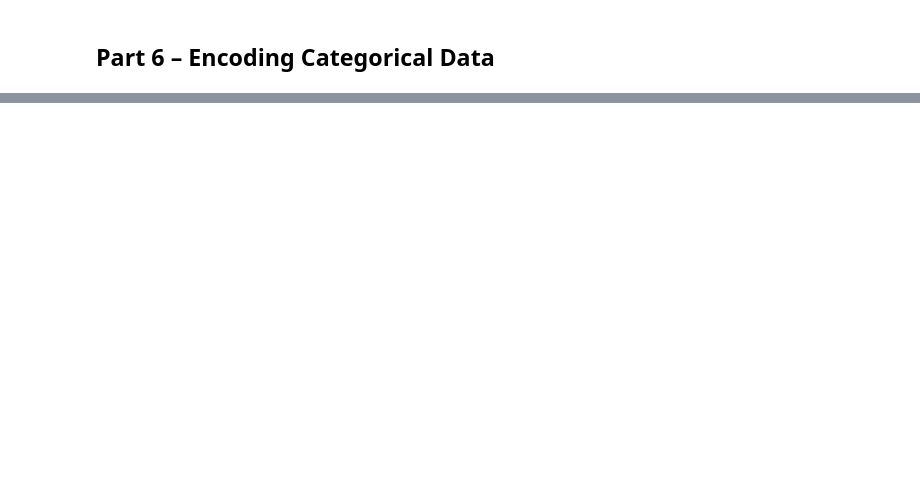
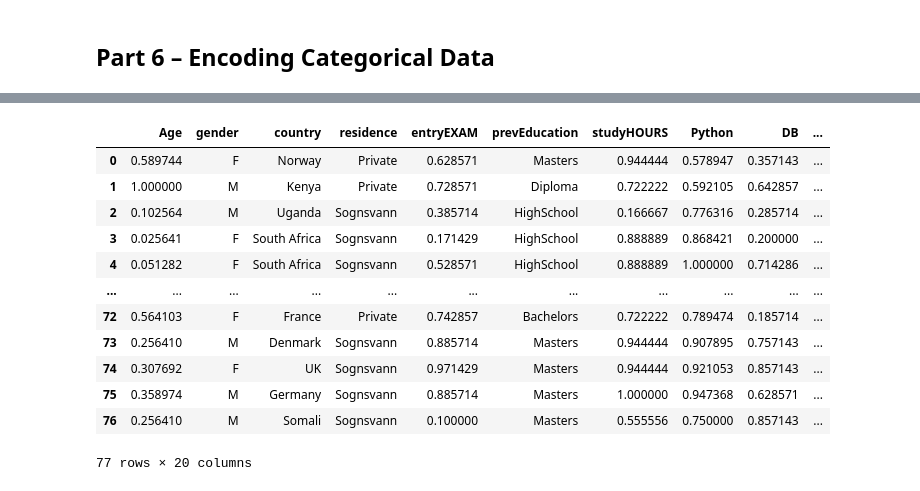
Before and after one commit to yousefmohtady1/Data-Preprocessing-Task, a Jupyter notebook: Data_Cleaning_and_Preprocessing.ipynb, the cells around one changed output, grey strips where cells are left out. Saved outputs shown, nothing was run; the diff lists cells and outputs as text; code cells hidden in the pictures; blank space fills up the shorter version.

```diff
--- a/Data_Cleaning_and_Preprocessing.ipynb
+++ b/Data_Cleaning_and_Preprocessing.ipynb
@@ -332,3 +322,0 @@ Transformed_country_Df
-# %%
-df = pd.concat([df,Transformed_country_Df] , axis = 1 )
-df
@@ -383,3 +340,20 @@ df
+# %%
+df = pd.concat([df,Transformed_Df] , axis = 1 )
+df
+# %% [output]
+|  | Age | gender | country | residence | entryEXAM | prevEducation | studyHOURS | Python | DB | ... |
+| 0 | 0.589744 | F | Norway | Private | 0.628571 | Masters | 0.944444 | 0.578947 | 0.357143 | ... |
+| 1 | 1.000000 | M | Kenya | Private | 0.728571 | Diploma | 0.722222 | 0.592105 | 0.642857 | ... |
+| 2 | 0.102564 | M | Uganda | Sognsvann | 0.385714 | HighSchool | 0.166667 | 0.776316 | 0.285714 | ... |
+| 3 | 0.025641 | F | South Africa | Sognsvann | 0.171429 | HighSchool | 0.888889 | 0.868421 | 0.200000 | ... |
+| 4 | 0.051282 | F | South Africa | Sognsvann | 0.528571 | HighSchool | 0.888889 | 1.000000 | 0.714286 | ... |
+| ... | ... | ... | ... | ... | ... | ... | ... | ... | ... | ... |
+| 72 | 0.564103 | F | France | Private | 0.742857 | Bachelors | 0.722222 | 0.789474 | 0.185714 | ... |
+| 73 | 0.256410 | M | Denmark | Sognsvann | 0.885714 | Masters | 0.944444 | 0.907895 | 0.757143 | ... |
+| 74 | 0.307692 | F | UK | Sognsvann | 0.971429 | Masters | 0.944444 | 0.921053 | 0.857143 | ... |
+| 75 | 0.358974 | M | Germany | Sognsvann | 0.885714 | Masters | 1.000000 | 0.947368 | 0.628571 | ... |
+| 76 | 0.256410 | M | Somali | Sognsvann | 0.100000 | Masters | 0.555556 | 0.750000 | 0.857143 | ... |
+77 rows × 20 columns
 # %%
 prevEducation_dict = {'HighSchool':1,
         'Diploma':2,
```
Also changed, not shown: parts of 29 cells of this notebook, 3 other files.
